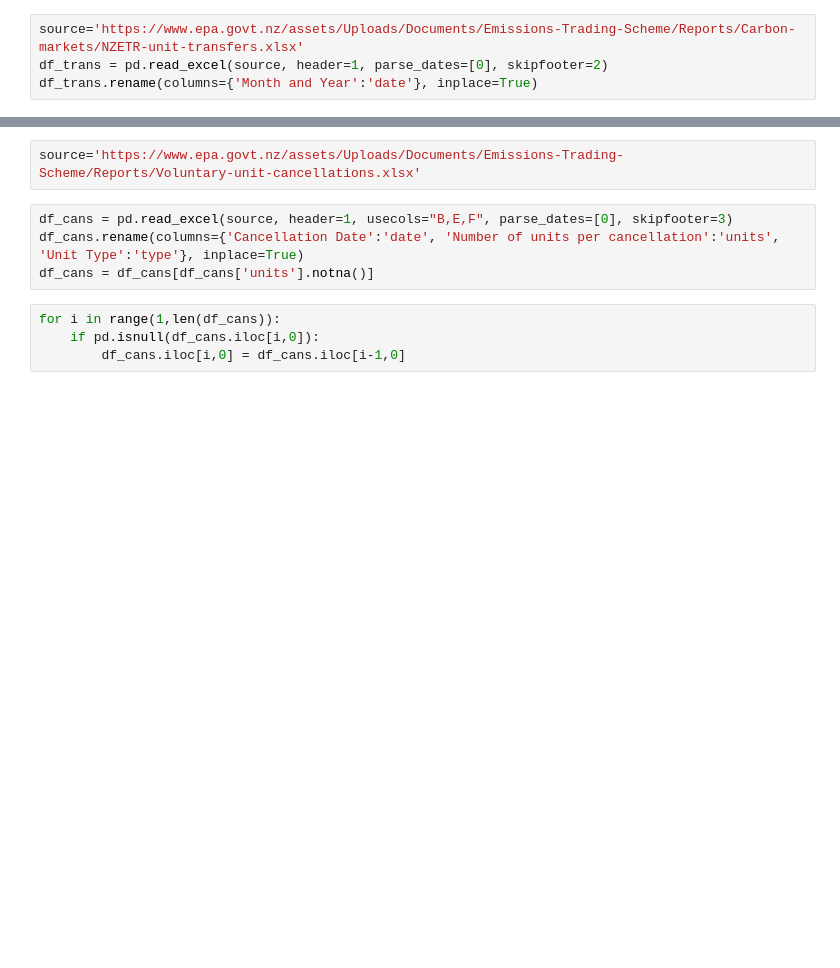
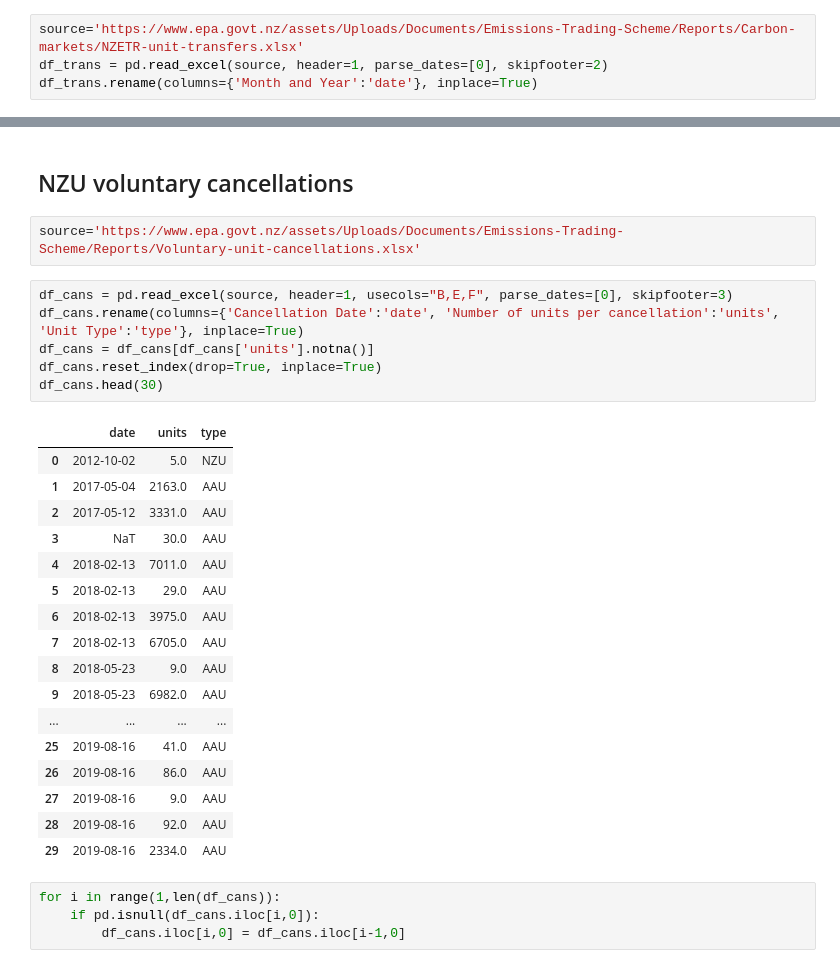
Before and after one commit to dmitrische/nzu-market, a Jupyter notebook: analysis.ipynb, the cells around one changed output, grey strips where cells are left out. Cells and saved outputs as stored; diff of their text form; blank space fills up the shorter version.

```diff
--- a/analysis.ipynb
+++ b/analysis.ipynb
@@ -148,10 +152,32 @@ df_trans.plot("Date","NZU")
 [figure]
+# %% [markdown]
+## NZU voluntary cancellations
 # %%
 source='https://www.epa.govt.nz/assets/Uploads/Documents/Emissions-Trading-Scheme/Reports/Voluntary-unit-cancellations.xlsx'
 # %%
 df_cans = pd.read_excel(source, header=1, usecols="B,E,F", parse_dates=[0], skipfooter=3)
 df_cans.rename(columns={'Cancellation Date':'date', 'Number of units per cancellation':'units', 'Unit Type':'type'}, inplace=True)
 df_cans = df_cans[df_cans['units'].notna()]
+df_cans.reset_index(drop=True, inplace=True)
+df_cans.head(30)
+# %% [output]
+|  | date | units | type |
+| 0 | 2012-10-02 | 5.0 | NZU |
+| 1 | 2017-05-04 | 2163.0 | AAU |
+| 2 | 2017-05-12 | 3331.0 | AAU |
+| 3 | NaT | 30.0 | AAU |
+| 4 | 2018-02-13 | 7011.0 | AAU |
+| 5 | 2018-02-13 | 29.0 | AAU |
+| 6 | 2018-02-13 | 3975.0 | AAU |
+| 7 | 2018-02-13 | 6705.0 | AAU |
+| 8 | 2018-05-23 | 9.0 | AAU |
+| 9 | 2018-05-23 | 6982.0 | AAU |
+| ... | ... | ... | ... |
+| 25 | 2019-08-16 | 41.0 | AAU |
+| 26 | 2019-08-16 | 86.0 | AAU |
+| 27 | 2019-08-16 | 9.0 | AAU |
+| 28 | 2019-08-16 | 92.0 | AAU |
+| 29 | 2019-08-16 | 2334.0 | AAU |
 # %%
 for i in range(1,len(df_cans)):
     if pd.isnull(df_cans.iloc[i,0]):
```
Also changed, not shown: parts of 10 cells of this notebook, 1 other file.
